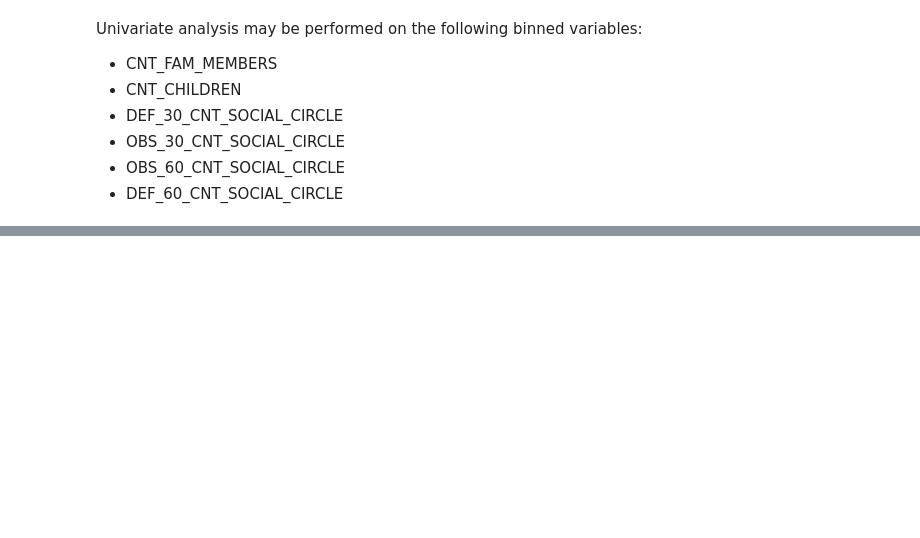
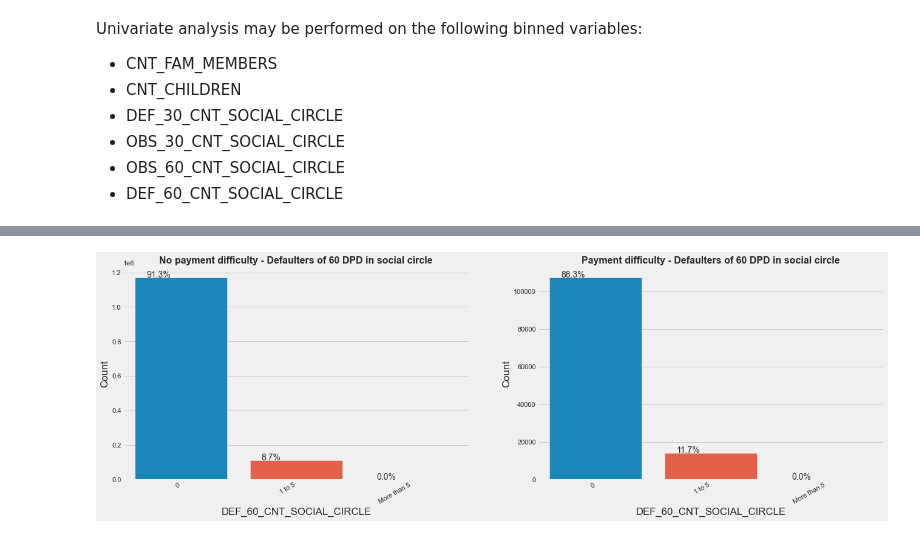
Before and after one commit to kavurisrikanth/risk-analysis-eda, a Jupyter notebook: eda_credit.ipynb, the cells around one changed output, grey strips where cells are left out. Saved outputs shown, nothing was run; the diff lists cells and outputs as text; code cells hidden in the pictures; blank space fills up the shorter version.

```diff
--- a/eda_credit.ipynb
+++ b/eda_credit.ipynb
@@ -1345,0 +1378,4 @@ plot_countplot('CNT_FAM_MEMBERS', 'Number of family members')
+# %%
+plot_countplot('DEF_60_CNT_SOCIAL_CIRCLE', 'Defaulters of 60 DPD in social circle')
+# %% [output]
+[figure, added]
```
Also changed, not shown: parts of 28 cells of this notebook.
